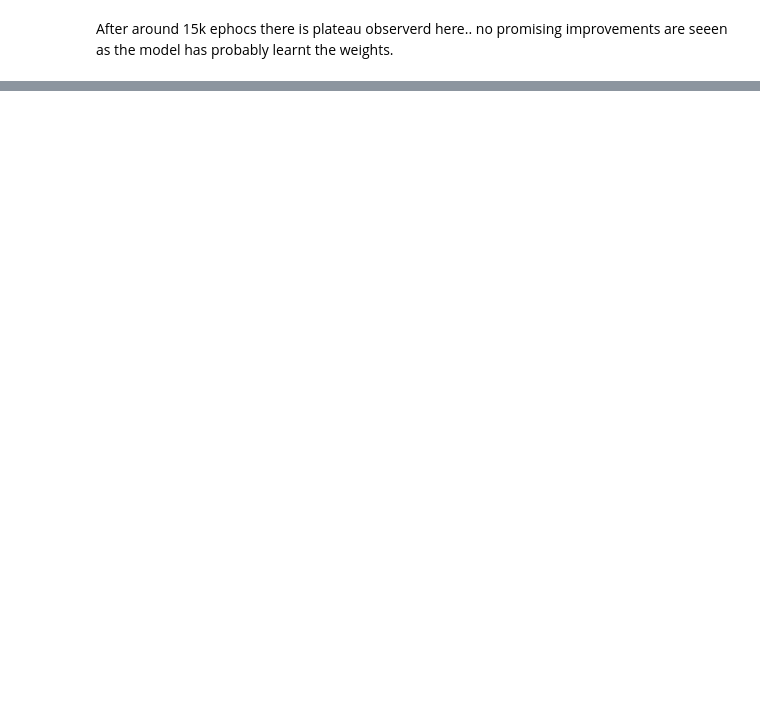
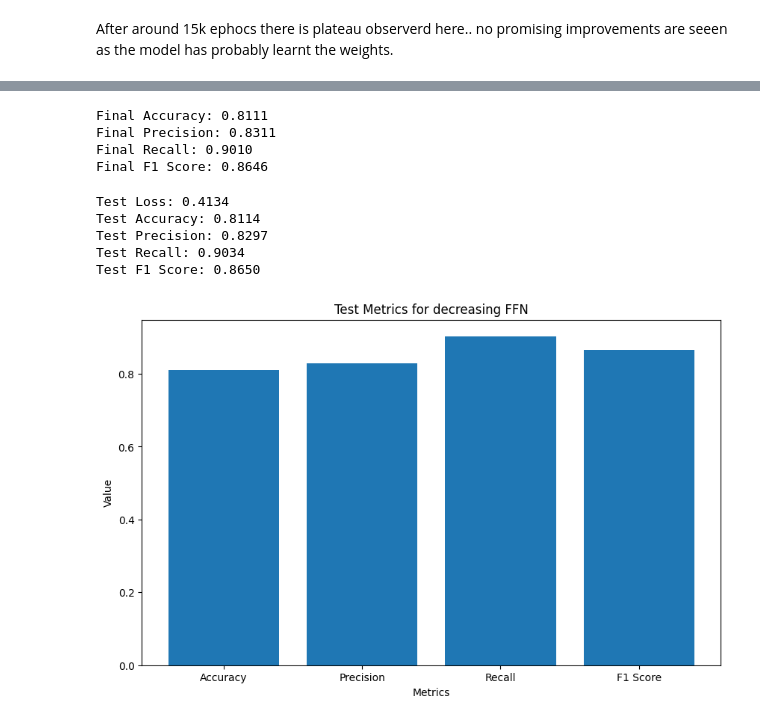
Before and after one commit to vivekbiragoni/Deep_Learning, a Jupyter notebook: ffn_assignment.ipynb, the cells around one changed output, grey strips where cells are left out. Drawn from its saved outputs; the diff is of its cells as text; code cells hidden in the pictures; blank space fills up the shorter version.

```diff
--- a/ffn_assignment.ipynb
+++ b/ffn_assignment.ipynb
@@ -377,0 +328,63 @@ Epoch [20000/20000], Loss: 0.3879
+# %%
+
+final_accuracy = accuracies[-1]
+final_precision = precisions[-1]
+final_recall = recalls[-1]
+final_f1 = f1_scores[-1]
+
+print(f'Final Accuracy: {final_accuracy:.4f}')
+print(f'Final Precision: {final_precision:.4f}')
+print(f'Final Recall: {final_recall:.4f}')
+print(f'Final F1 Score: {final_f1:.4f}')
+# %% [output]
+Final Accuracy: 0.8111
+Final Precision: 0.8311
+Final Recall: 0.9010
+Final F1 Score: 0.8646
+# %%
+
+model.to(device)
+
+X_test_tensor = X_test_tensor.to(device)
+y_test_tensor = y_test_tensor.to(device)
+
+model.eval()
+
+with torch.no_grad():
+    test_outputs = model(X_test_tensor)
+
+test_loss = criterion(test_outputs, y_test_tensor.long())
+
+test_probs = F.softmax(test_outputs, dim=1)
+
+test_preds = torch.argmax(test_probs, dim=1)
+
+test_preds_np = test_preds.cpu().numpy()
+y_test_np = y_test_tensor.cpu().numpy()
+
+test_accuracy = accuracy_score(y_test_np, test_preds_np)
+test_precision = precision_score(y_test_np, test_preds_np)
+test_recall = recall_score(y_test_np, test_preds_np)
+test_f1 = f1_score(y_test_np, test_preds_np)
+
+print(f'Test Loss: {test_loss.item():.4f}')
+print(f'Test Accuracy: {test_accuracy:.4f}')
+print(f'Test Precision: {test_precision:.4f}')
+print(f'Test Recall: {test_recall:.4f}')
+print(f'Test F1 Score: {test_f1:.4f}')
+
+# Set the model back to training modemodel.train()
+
+plt.figure(figsize=(10, 6))
+plt.bar(['Accuracy', 'Precision', 'Recall', 'F1 Score'], [test_accuracy, test_precision, test_recall, test_f1])
+plt.xlabel('Metrics')
+plt.ylabel('Value')
+plt.title('Test Metrics for decreasing FFN')
+plt.show()
+# %% [output]
+Test Loss: 0.4134
+Test Accuracy: 0.8114
+Test Precision: 0.8297
+Test Recall: 0.9034
+Test F1 Score: 0.8650
+[figure, added]
```
Also changed, not shown: parts of 6 cells of this notebook.
